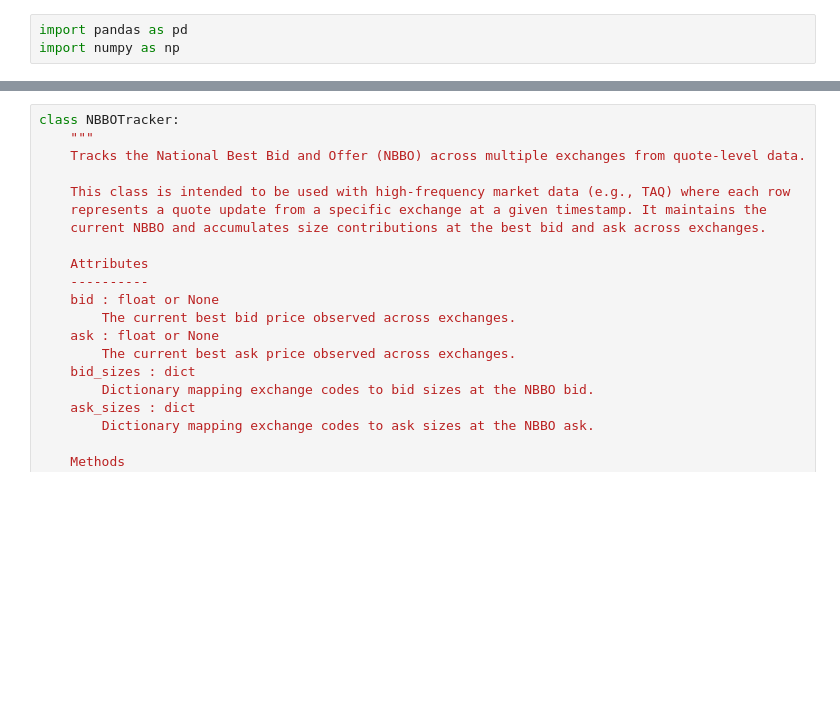
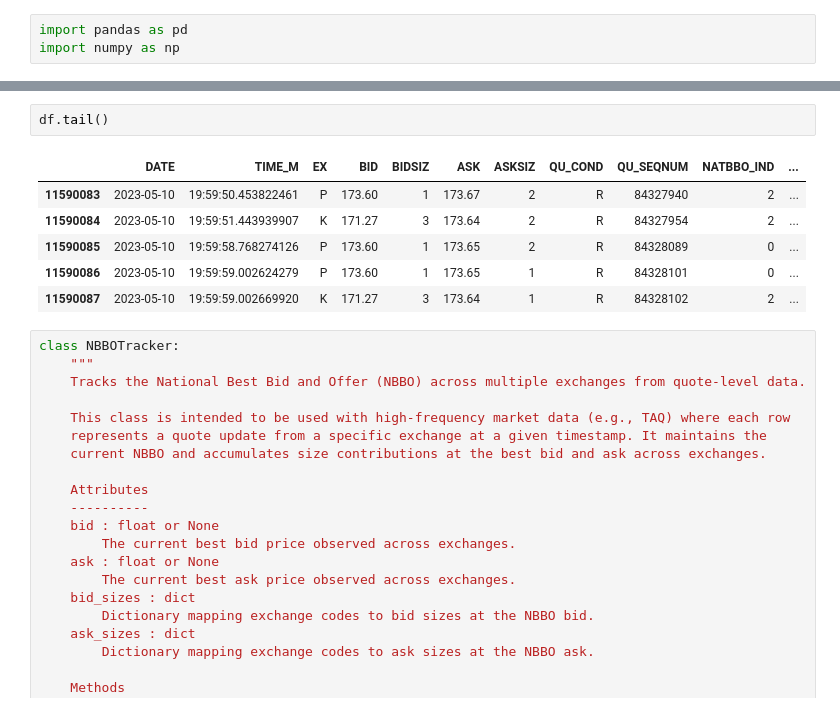
Before and after one commit to changjulian17/mqf_practice, a Jupyter notebook: QF621_Quant_Trading_Strats/order_rebalancing/main.ipynb, the cells around one changed output, grey strips where cells are left out. Drawn from its saved outputs; the diff is of its cells as text; blank space fills up the shorter version.

```diff
--- a/QF621_Quant_Trading_Strats/order_rebalancing/main.ipynb
+++ b/QF621_Quant_Trading_Strats/order_rebalancing/main.ipynb
@@ -12,3 +56,12 @@ df.shape
+# %%
+df.tail()
+# %% [output]
+|  | DATE | TIME_M | EX | BID | BIDSIZ | ASK | ASKSIZ | QU_COND | QU_SEQNUM | NATBBO_IND | ... |
+| 11590083 | 2023-05-10 | 19:59:50.453822461 | P | 173.60 | 1 | 173.67 | 2 | R | 84327940 | 2 | ... |
+| 11590084 | 2023-05-10 | 19:59:51.443939907 | K | 171.27 | 3 | 173.64 | 2 | R | 84327954 | 2 | ... |
+| 11590085 | 2023-05-10 | 19:59:58.768274126 | P | 173.60 | 1 | 173.65 | 2 | R | 84328089 | 0 | ... |
+| 11590086 | 2023-05-10 | 19:59:59.002624279 | P | 173.60 | 1 | 173.65 | 1 | R | 84328101 | 0 | ... |
+| 11590087 | 2023-05-10 | 19:59:59.002669920 | K | 171.27 | 3 | 173.64 | 1 | R | 84328102 | 2 | ... |
 # %%
 class NBBOTracker:
     """
```
Also changed, not shown: parts of 4 cells of this notebook.
